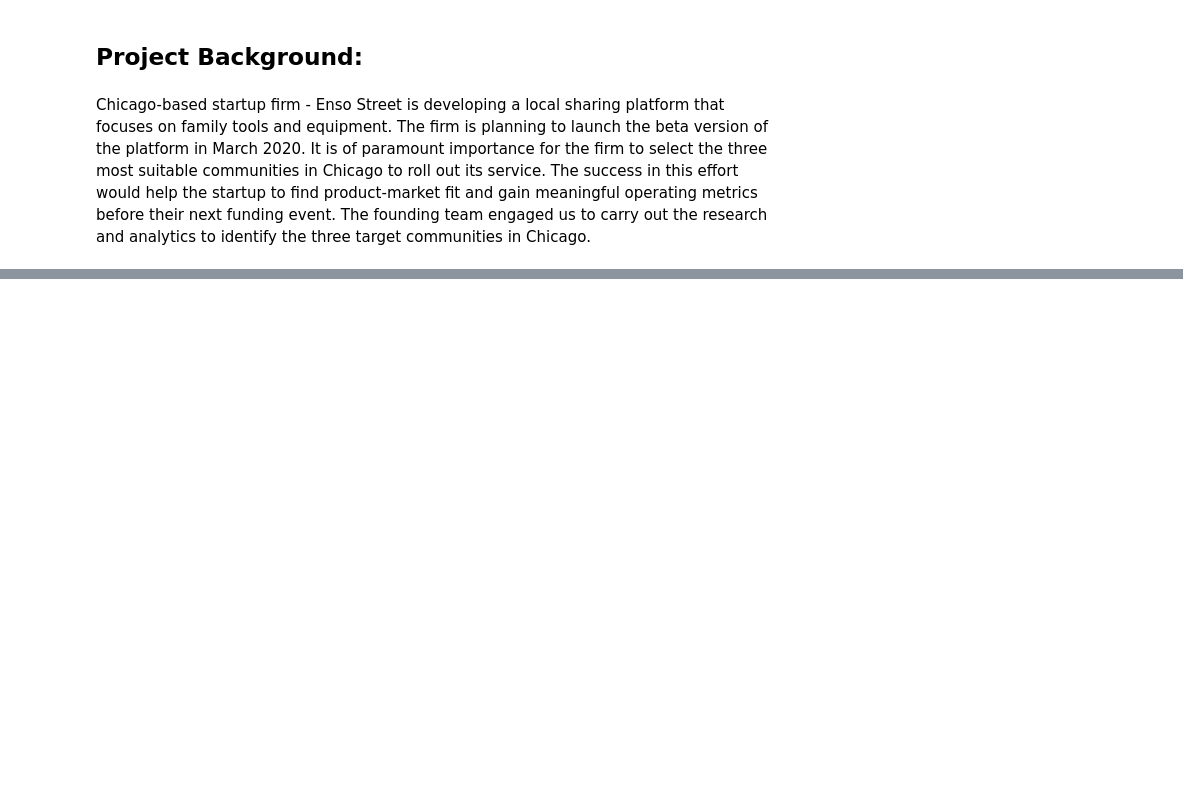
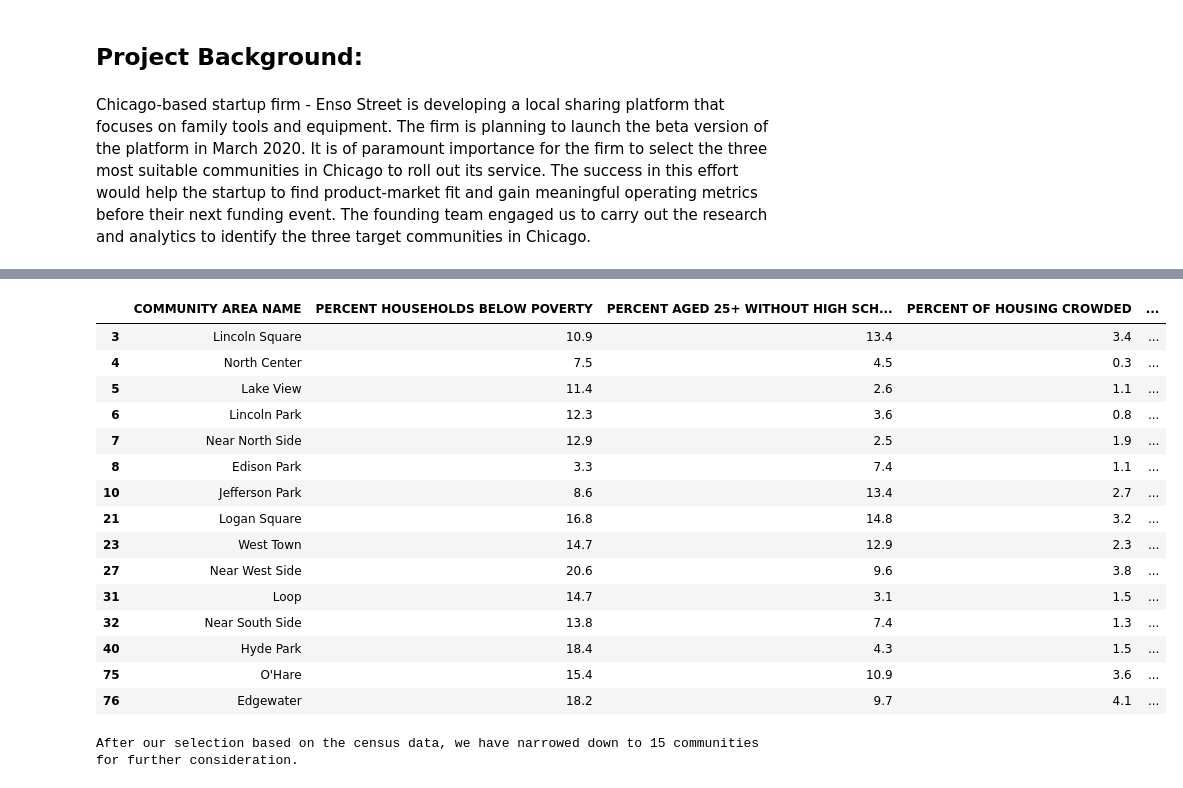
Before and after one commit to Zukerherr/Enso_Street, a Jupyter notebook: Enso_Street_Community_Target.ipynb, the cells around one changed output, grey strips where cells are left out. Saved outputs shown, nothing was run; the diff lists cells and outputs as text; code cells hidden in the pictures; blank space fills up the shorter version.

```diff
--- a/Enso_Street_Community_Target.ipynb
+++ b/Enso_Street_Community_Target.ipynb
@@ -10,0 +14,6 @@ Geographic data: The firm will compete, to some extent, with stores (i.e., Home
+# %%
+#remove rows that don't have value in COMMUNITY AREA Number column
+
+df_cleaned = df_data_1[df_data_1['Community Area Number'].notna()]
+df_cleaned = df_cleaned.drop(columns=['Community Area Number'])
+df_cleaned = df_cleaned.rename(columns={'PER CAPITA INCOME ':'PER CAPITA INCOME'})
@@ -10,0 +32,41 @@ Geographic data: The firm will compete, to some extent, with stores (i.e., Home
+# %%
+#let's select the communities with above average socioeconomic indicators
+
+pct_poverty = df_cleaned['PERCENT HOUSEHOLDS BELOW POVERTY']
+pct_hsdiploma = df_cleaned['PERCENT AGED 25+ WITHOUT HIGH SCHOOL DIPLOMA']
+pct_crowded = df_cleaned['PERCENT OF HOUSING CROWDED']
+pct_unemployed = df_cleaned['PERCENT AGED 16+ UNEMPLOYED']
+hardship = df_cleaned['HARDSHIP INDEX']
+pct_agegroup = df_cleaned['PERCENT AGED UNDER 18 OR OVER 64']
+pc_income = df_cleaned['PER CAPITA INCOME']
+
+df_filtered = df_cleaned.loc[(pct_poverty    < pct_poverty.mean())
+                            &(pct_hsdiploma  < pct_hsdiploma.mean())
+                            &(pct_crowded    < pct_crowded.mean())
+                            &(pct_unemployed < pct_unemployed.mean())
+                            &(hardship       < hardship.mean())
+                            &(pct_agegroup   < pct_agegroup.mean())
+                            &(pc_income      > pc_income.mean())]
+
+df_filtered.head(15)
+# %% [output]
+|  | COMMUNITY AREA NAME | PERCENT HOUSEHOLDS BELOW POVERTY | PERCENT AGED 25+ WITHOUT HIGH SCH... | PERCENT OF HOUSING CROWDED | ... |
+| 3 | Lincoln Square | 10.9 | 13.4 | 3.4 | ... |
+| 4 | North Center | 7.5 | 4.5 | 0.3 | ... |
+| 5 | Lake View | 11.4 | 2.6 | 1.1 | ... |
+| 6 | Lincoln Park | 12.3 | 3.6 | 0.8 | ... |
+| 7 | Near North Side | 12.9 | 2.5 | 1.9 | ... |
+| 8 | Edison Park | 3.3 | 7.4 | 1.1 | ... |
+| 10 | Jefferson Park | 8.6 | 13.4 | 2.7 | ... |
+| 21 | Logan Square | 16.8 | 14.8 | 3.2 | ... |
+| 23 | West Town | 14.7 | 12.9 | 2.3 | ... |
+| 27 | Near West Side | 20.6 | 9.6 | 3.8 | ... |
+| 31 | Loop | 14.7 | 3.1 | 1.5 | ... |
+| 32 | Near South Side | 13.8 | 7.4 | 1.3 | ... |
+| 40 | Hyde Park | 18.4 | 4.3 | 1.5 | ... |
+| 75 | O'Hare | 15.4 | 10.9 | 3.6 | ... |
+| 76 | Edgewater | 18.2 | 9.7 | 4.1 | ... |
+# %%
+print('After our selection based on the census data, we have narrowed down to {} communities for further consideration.'.format(df_filtered.shape[0]))
+# %% [output]
+After our selection based on the census data, we have narrowed down to 15 communities for further consideration.
```
Also changed, not shown: parts of 44 cells of this notebook.
